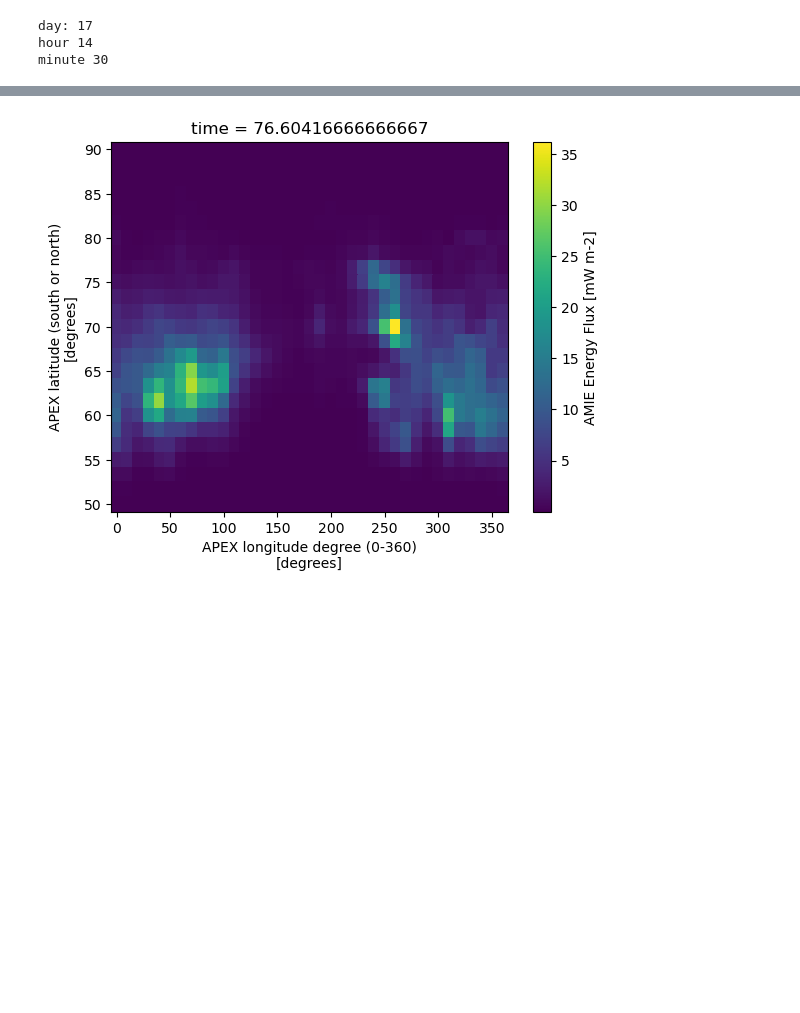
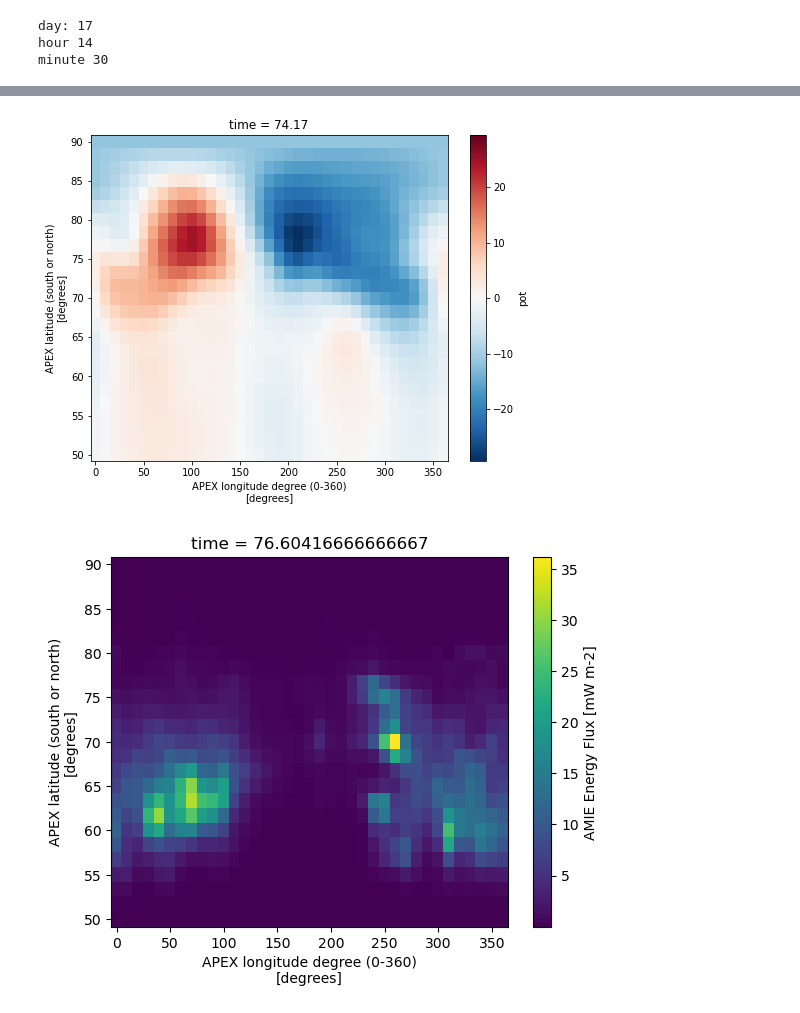
Before and after one commit to dan800/WACCM-X, a Jupyter notebook: notebooks/rd_amie.ipynb, the cells around one changed output, grey strips where cells are left out. Saved outputs shown, nothing was run; the diff lists cells and outputs as text; code cells hidden in the pictures; blank space fills up the shorter version.

```diff
--- a/notebooks/rd_amie.ipynb
+++ b/notebooks/rd_amie.ipynb
@@ -102,3 +130,13 @@ plt.show()
+# %%
+fig = plt.subplots(figsize=(8, 6))
+
+(nhds.pot.isel(time=50)*1e-3).plot()
+
+plt.savefig('pot_amie_t50.png')
+
+plt.show()
+# %% [output]
+[figure, added]
 # %%
 nhds.efx.isel(time=750).plot()
 plt.show()
```
Also changed, not shown: parts of 7 cells of this notebook.
